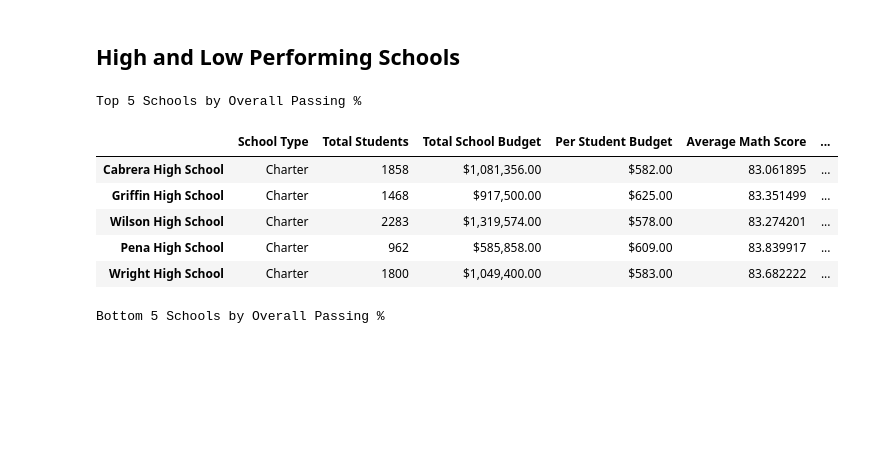
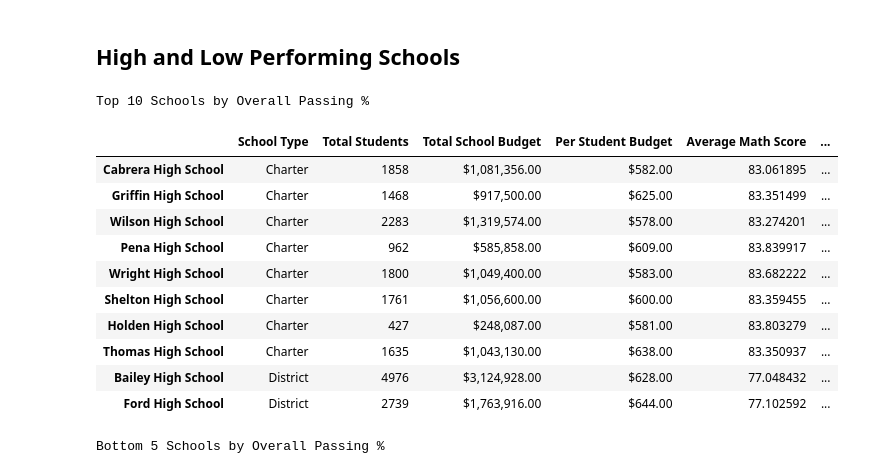
Before and after one commit to ethiry99/HW4_PyCitySchools, a Jupyter notebook: PyCitySchools.ipynb, the cells around one changed output. Saved outputs shown, nothing was run; the diff lists cells and outputs as text; code cells hidden in the pictures; blank space fills up the shorter version.

```diff
--- a/PyCitySchools.ipynb
+++ b/PyCitySchools.ipynb
@@ -380,16 +380,21 @@ per_school_summary_df
 ## High and Low Performing Schools
 # %%
 # Sort and show top five schools.
-print ("Top 5 Schools by Overall Passing %")
-per_school_summary_df.sort_values(by=['% Overall Passing'],ascending=False).head()
+print ("Top 10 Schools by Overall Passing %")
+per_school_summary_df.sort_values(by=['% Overall Passing'],ascending=False).head(10)
 # %% [output]
-Top 5 Schools by Overall Passing %
+Top 10 Schools by Overall Passing %
 |  | School Type | Total Students | Total School Budget | Per Student Budget | Average Math Score | ... |
 | Cabrera High School | Charter | 1858 | $1,081,356.00 | $582.00 | 83.061895 | ... |
 | Griffin High School | Charter | 1468 | $917,500.00 | $625.00 | 83.351499 | ... |
 | Wilson High School | Charter | 2283 | $1,319,574.00 | $578.00 | 83.274201 | ... |
 | Pena High School | Charter | 962 | $585,858.00 | $609.00 | 83.839917 | ... |
 | Wright High School | Charter | 1800 | $1,049,400.00 | $583.00 | 83.682222 | ... |
+| Shelton High School | Charter | 1761 | $1,056,600.00 | $600.00 | 83.359455 | ... |
+| Holden High School | Charter | 427 | $248,087.00 | $581.00 | 83.803279 | ... |
+| Thomas High School | Charter | 1635 | $1,043,130.00 | $638.00 | 83.350937 | ... |
+| Bailey High School | District | 4976 | $3,124,928.00 | $628.00 | 77.048432 | ... |
+| Ford High School | District | 2739 | $1,763,916.00 | $644.00 | 77.102592 | ... |
 # %%
 # Sort and show (bottom?) five schools.
 print ("Bottom 5 Schools by Overall Passing %")
```
Also changed, not shown: 1 other file.
